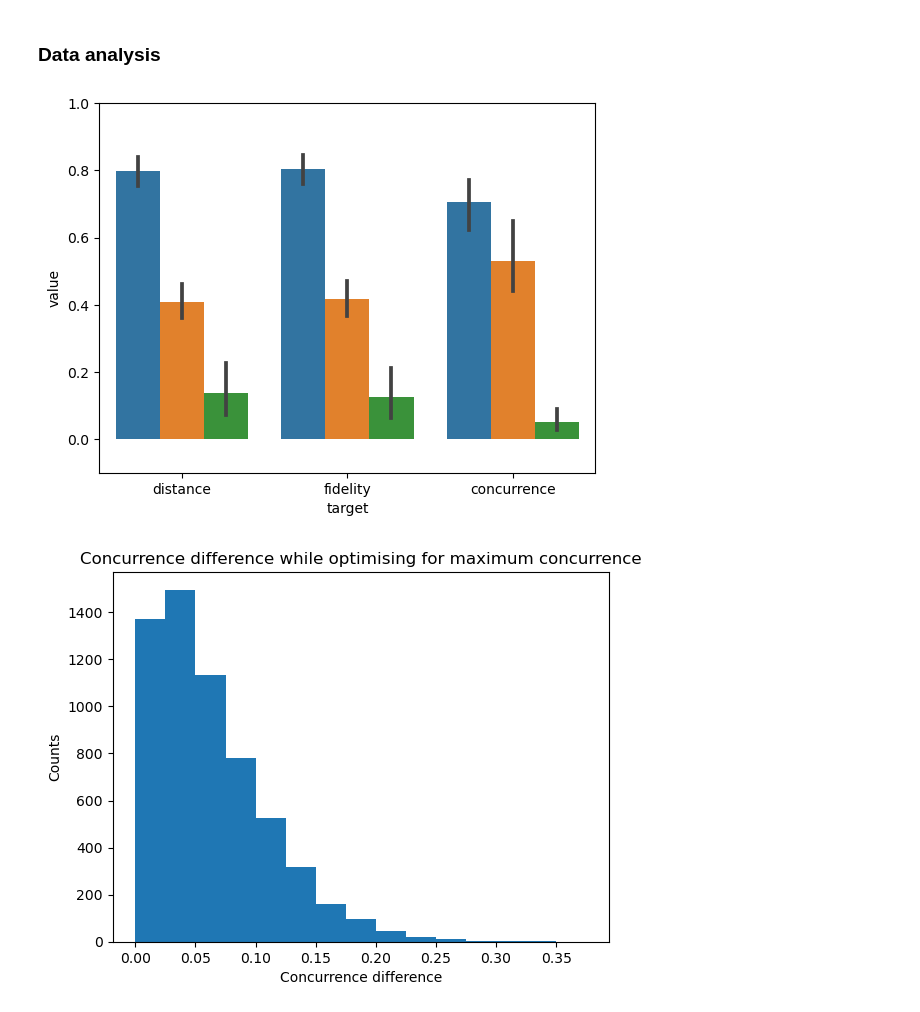
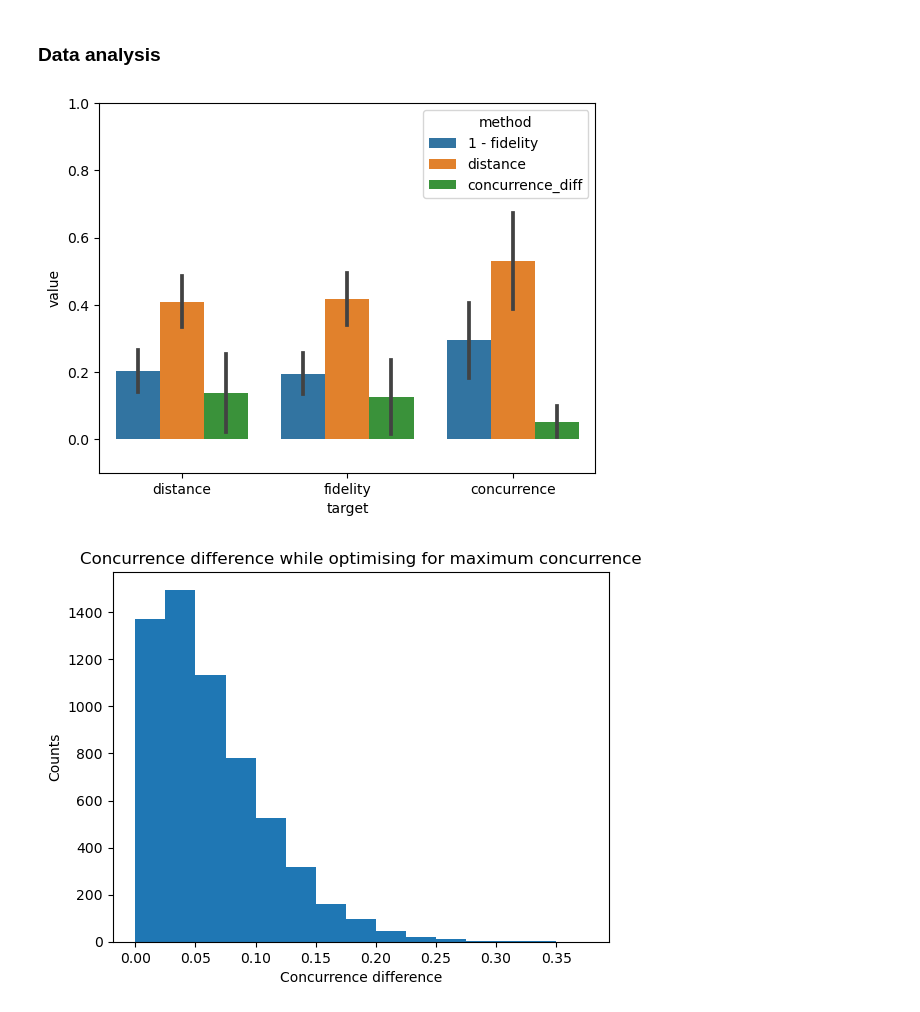
Before and after one commit to jkwiecien765/WernerTomography2, a Jupyter notebook: werner_light.ipynb, the cells around one changed output. Drawn from its saved outputs; the diff is of its cells as text; code cells hidden in the pictures.

```diff
--- a/werner_light.ipynb
+++ b/werner_light.ipynb
@@ -337,15 +346,15 @@ plt.show()
 # %%
 df['concurrence_diff'] = df.concurrence_org - df.concurrence
 df.loc[df['concurrence_org']==0, 'concurrence_diff']=np.nan
+df['1 - fidelity'] = 1 - df['fidelity']
 import seaborn as sns
-df_melt=df.melt(['target'], value_vars = ['fidelity', 'distance', 'concurrence_diff'], var_name='method')
+df_melt=df.melt(['target'], value_vars = ['1 - fidelity', 'distance', 'concurrence_diff'], var_name='method')
 df_melt['target'].astype('category')
 plt.ylim(-0.1,1)
-sns.barplot(data=df_melt,  orient='v', x='target', y='value', hue='method', errorbar=('pi',50), estimator='median')
-plt.legend([], [], frameon=False)
+sns.barplot(data=df_melt,  orient='v', x='target', y='value', hue='method', errorbar='sd', estimator='median')
 plt.show()
 # %% [output]
-[figure, old version]
+[figure, new version]
 # %%
 df_melt.loc[np.logical_and(df_melt.target=='concurrence', df_melt.method=='concurrence_diff')].hist(bins = np.arange(0, 0.4, 0.025))
 plt.title('Concurrence difference while optimising for maximum concurrence')
```
Also changed, not shown: parts of 13 cells of this notebook, 4 other files.
